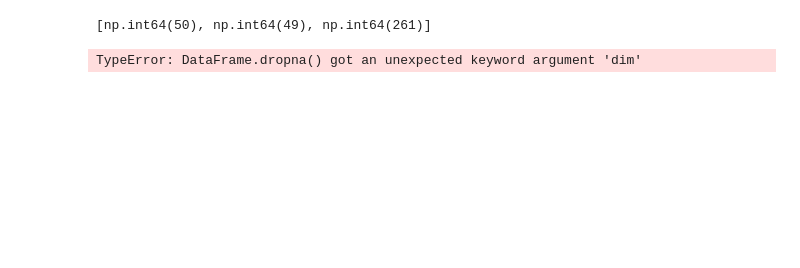
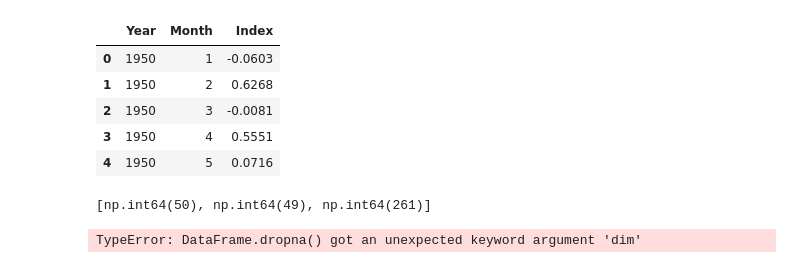
Before and after one commit to wapratt/Assignment3, a Jupyter notebook: Assignment3.ipynb, the cells around one changed output. Saved outputs shown, nothing was run; the diff lists cells and outputs as text; code cells hidden in the pictures; blank space fills up the shorter version.

```diff
--- a/Assignment3.ipynb
+++ b/Assignment3.ipynb
@@ -21,6 +36,19 @@ ds_arctic_index = pd.read_csv(file_arctic_index).set_index('Year')
 # %%
 #Subset the time of the arctic oscilliation data to match the soils (1991-2020)
 ds_arctic_index_years = ds_arctic_index.loc[1991:2020]
+# %%
+file_ao = '/home/wpratt3/Clim680/Assignment3/ao_index.txt'
+ds_ao = pd.read_csv(file_ao)
+ds_ao.head()
+#ds_ao_cf = cftime.datetime(ds_ao.Year, ds_ao.Month, calendar='gregorian')
+#ds_ao_cf
+# %% [output]
+|  | Year | Month | Index |
+| 0 | 1950 | 1 | -0.0603 |
+| 1 | 1950 | 2 | 0.6268 |
+| 2 | 1950 | 3 | -0.0081 |
+| 3 | 1950 | 4 | 0.5551 |
+| 4 | 1950 | 5 | 0.0716 |
 # %%
 #Categorize the arctic oscillation by month
 positive = ds_arctic_index_years.where(ds_arctic_index_years >= 1)
```
Also changed, not shown: parts of 2 cells of this notebook.
